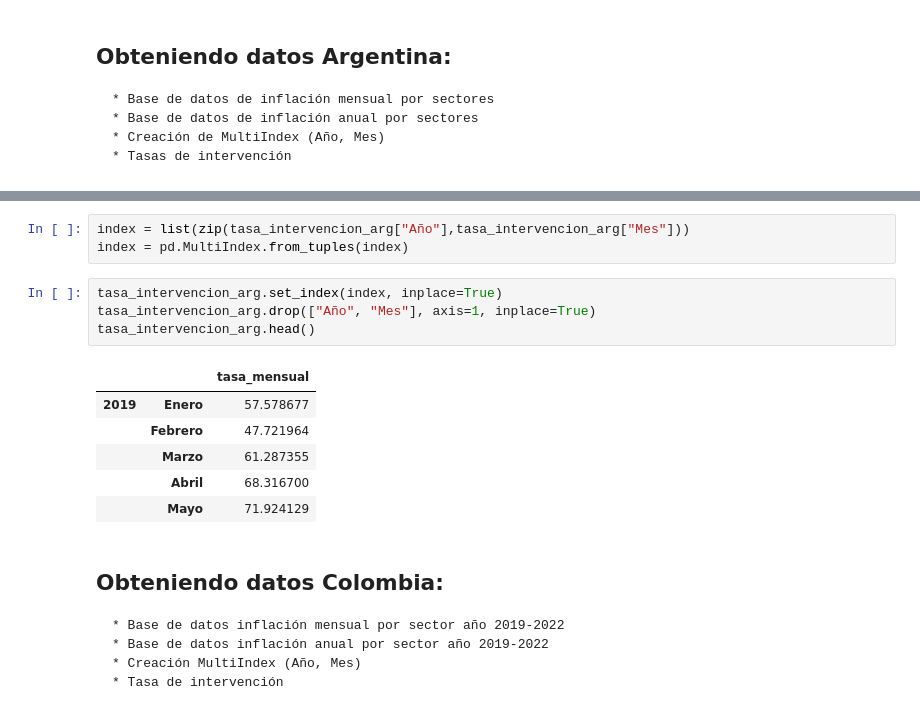
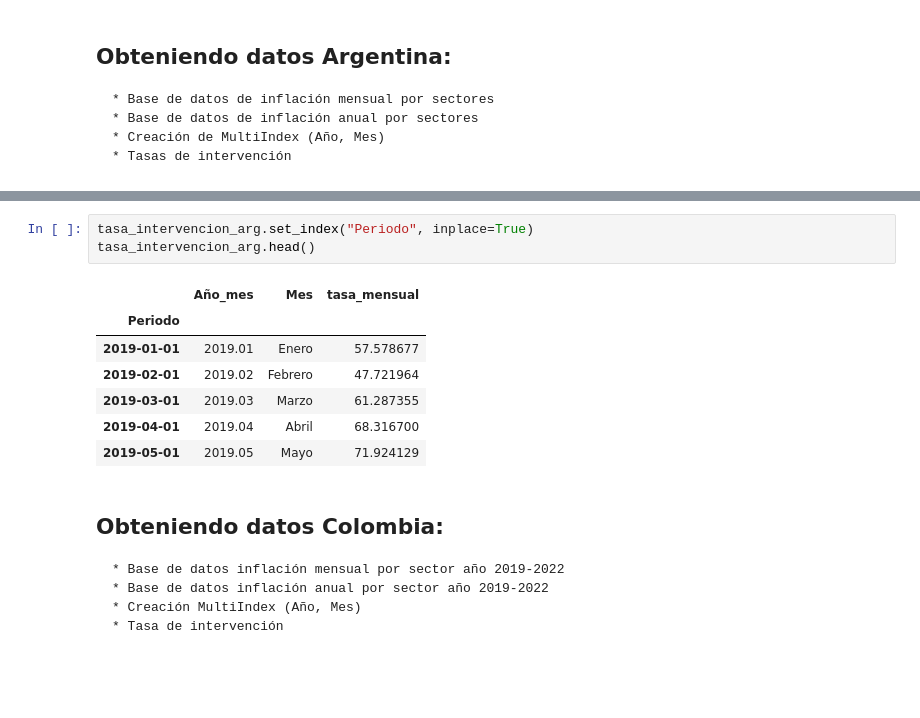
Before and after one commit to jmoralesn2/Tasas_interes_Colombia_Argentina, a Jupyter notebook: Project1.ipynb, the cells around one changed output, grey strips where cells are left out. Cells and saved outputs as stored; diff of their text form; blank space fills up the shorter version.

```diff
--- a/Project1.ipynb
+++ b/Project1.ipynb
@@ -79,17 +76,14 @@ tasa_intervencion_arg.head()
-# %%
-index = list(zip(tasa_intervencion_arg["Año"],tasa_intervencion_arg["Mes"]))
-index = pd.MultiIndex.from_tuples(index)
 # %%
-tasa_intervencion_arg.set_index(index, inplace=True)
-tasa_intervencion_arg.drop(["Año", "Mes"], axis=1, inplace=True)
+tasa_intervencion_arg.set_index("Periodo", inplace=True)
 tasa_intervencion_arg.head()
 # %% [output]
-|  |  | tasa_mensual |
-| 2019 | Enero | 57.578677 |
-|  | Febrero | 47.721964 |
-|  | Marzo | 61.287355 |
-|  | Abril | 68.316700 |
-|  | Mayo | 71.924129 |
+|  | Año_mes | Mes | tasa_mensual |
+| Periodo |  |  |  |
+| 2019-01-01 | 2019.01 | Enero | 57.578677 |
+| 2019-02-01 | 2019.02 | Febrero | 47.721964 |
+| 2019-03-01 | 2019.03 | Marzo | 61.287355 |
+| 2019-04-01 | 2019.04 | Abril | 68.316700 |
+| 2019-05-01 | 2019.05 | Mayo | 71.924129 |
 # %% [markdown]
 ## Obteniendo datos Colombia:
     * Base de datos inflación mensual por sector año 2019-2022
```
Also changed, not shown: parts of 25 cells of this notebook, 4 other files.
